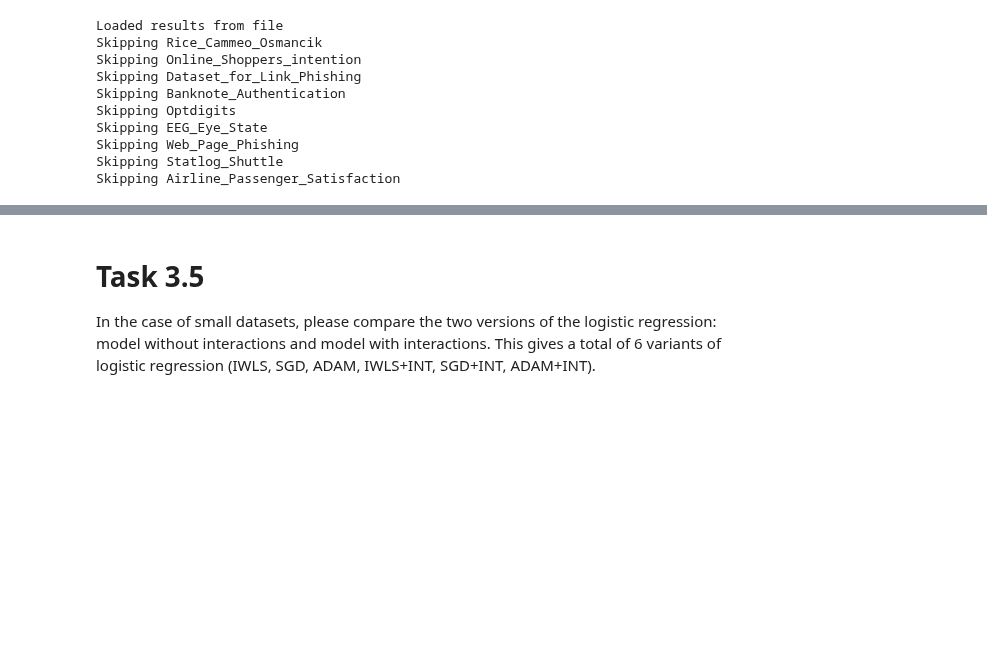
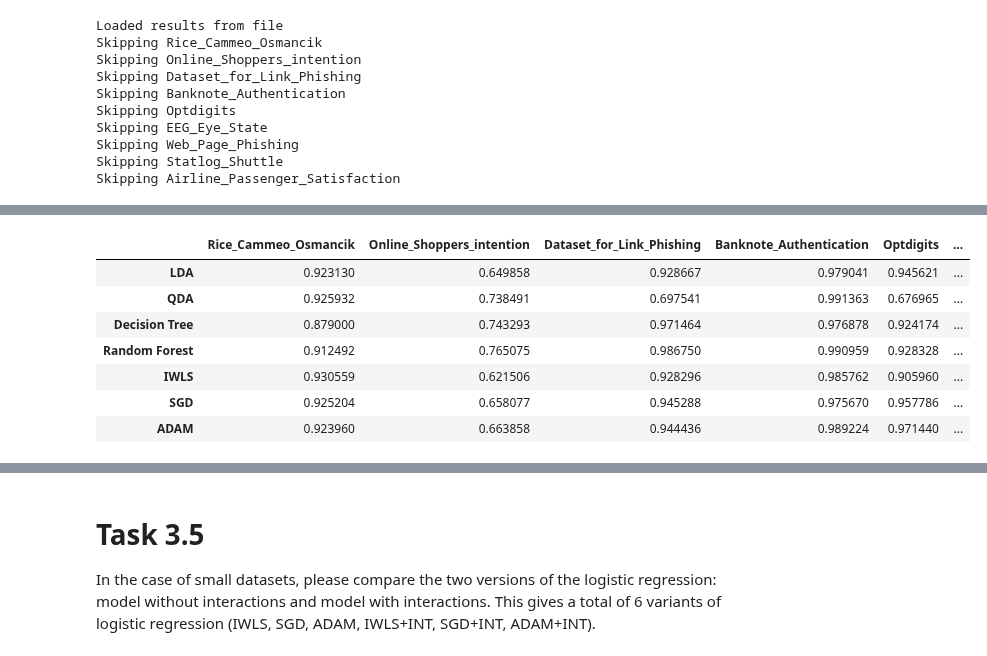
Before and after one commit to KarinaTiurina/aml_projects, a Jupyter notebook: Project1/tasks_3.4_3.5.ipynb, the cells around one changed output, grey strips where cells are left out. Cells and saved outputs as stored; diff of their text form; code cells hidden in the pictures; blank space fills up the shorter version.

```diff
--- a/Project1/tasks_3.4_3.5.ipynb
+++ b/Project1/tasks_3.4_3.5.ipynb
@@ -172 +172,26 @@ results_by_dataset_and_method
+# %%
+# Show mean accuracy table for all methods
+import pandas as pd
+
+mean_accuracies = pd.DataFrame(
+    {
+        dataset_name: {
+            method_name: results["accuracy"]
+            for method_name, results in results_by_method.items()
+        }
+        for dataset_name, results_by_method in results_by_dataset_and_method.items()
+    }
+)
+
+mean_accuracies = mean_accuracies.applymap(lambda x: sum(x) / len(x))
+mean_accuracies
+# %% [output]
+|  | Rice_Cammeo_Osmancik | Online_Shoppers_intention | Dataset_for_Link_Phishing | Banknote_Authentication | Optdigits | ... |
+| LDA | 0.923130 | 0.649858 | 0.928667 | 0.979041 | 0.945621 | ... |
+| QDA | 0.925932 | 0.738491 | 0.697541 | 0.991363 | 0.676965 | ... |
+| Decision Tree | 0.879000 | 0.743293 | 0.971464 | 0.976878 | 0.924174 | ... |
+| Random Forest | 0.912492 | 0.765075 | 0.986750 | 0.990959 | 0.928328 | ... |
+| IWLS | 0.930559 | 0.621506 | 0.928296 | 0.985762 | 0.905960 | ... |
+| SGD | 0.925204 | 0.658077 | 0.945288 | 0.975670 | 0.957786 | ... |
+| ADAM | 0.923960 | 0.663858 | 0.944436 | 0.989224 | 0.971440 | ... |
 # %%
```
Also changed, not shown: parts of 7 cells of this notebook, 6 other files.
